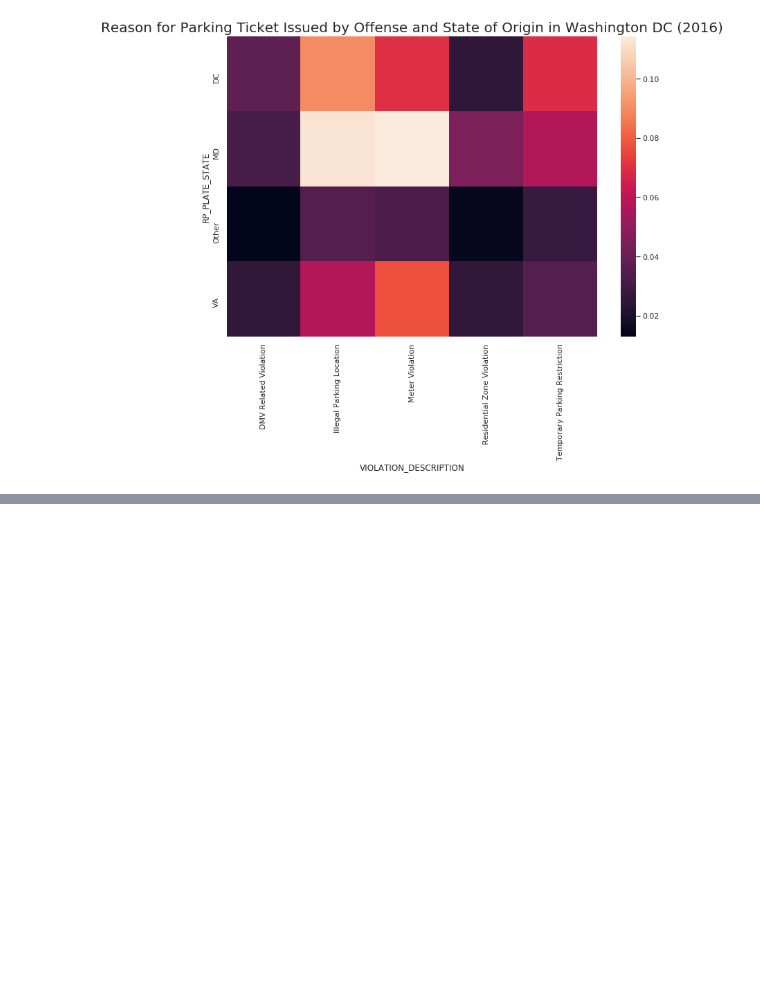
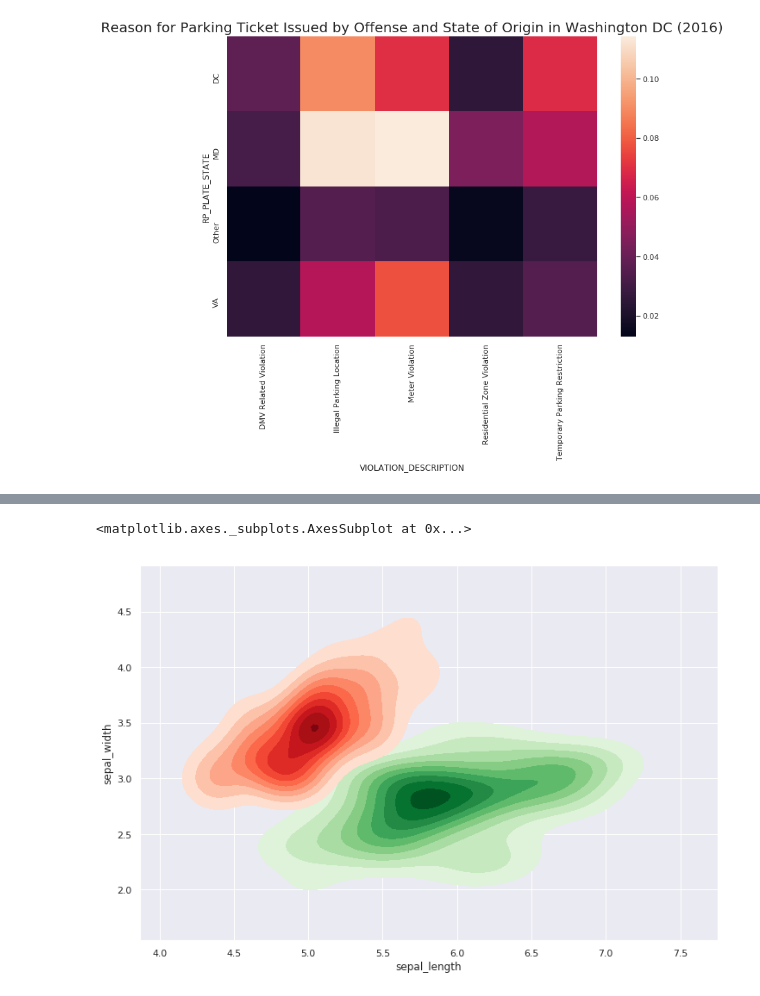
Before and after one commit to bloominstituteoftechnology/DS-Unit-1-Sprint-3-Data-Storytelling, a Jupyter notebook: module2-choose-appropriate-visualizations/LS_DS_222_Choose_appropriate_visualizations.ipynb, the cells around one changed output, grey strips where cells are left out. Saved outputs shown, nothing was run; the diff lists cells and outputs as text; code cells hidden in the pictures; blank space fills up the shorter version.

```diff
--- a/module2-choose-appropriate-visualizations/LS_DS_222_Choose_appropriate_visualizations.ipynb
+++ b/module2-choose-appropriate-visualizations/LS_DS_222_Choose_appropriate_visualizations.ipynb
@@ -510,0 +539,17 @@ sns.heatmap(cross_tickets)
+# %%
+#cmap = sns.cubehelix_palette(light=1, as_cmap=True)
+#data = df.drop(columns = 'species')
+"""a , b = df.petal_length, df.petal_width
+x , y = df.sepal_length , df.sepal_width"""
+
+versicolor = df.loc[df['species'] == "versicolor"]
+virginica = df.loc[df['species'] == 'virginica']
+setosa = df.loc[df['species'] == 'setosa']
+
+
+sns.kdeplot(versicolor.sepal_length, versicolor.sepal_width, cmap = "Greens", shade = True, shade_lowest = False)
+#sns.kdeplot(virginica.sepal_length, virginica.sepal_width, cmap = 'Blues', shade = True, shade_lowest = False)
+sns.kdeplot(setosa.sepal_length, setosa.sepal_width, cmap = 'Reds', shade = True, shade_lowest = False)
+# %% [output]
+<matplotlib.axes._subplots.AxesSubplot at 0x...>
+[figure, added]
```
Also changed, not shown: parts of 6 cells of this notebook.
